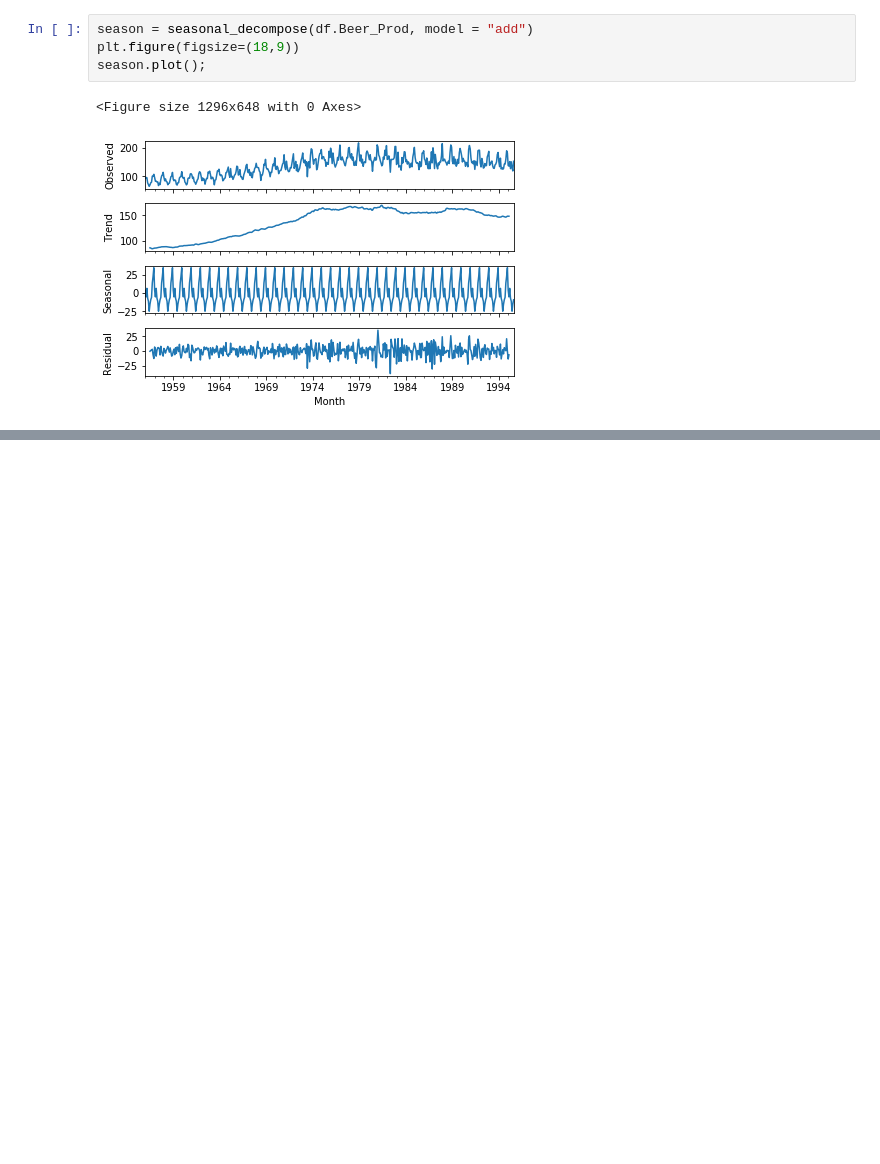
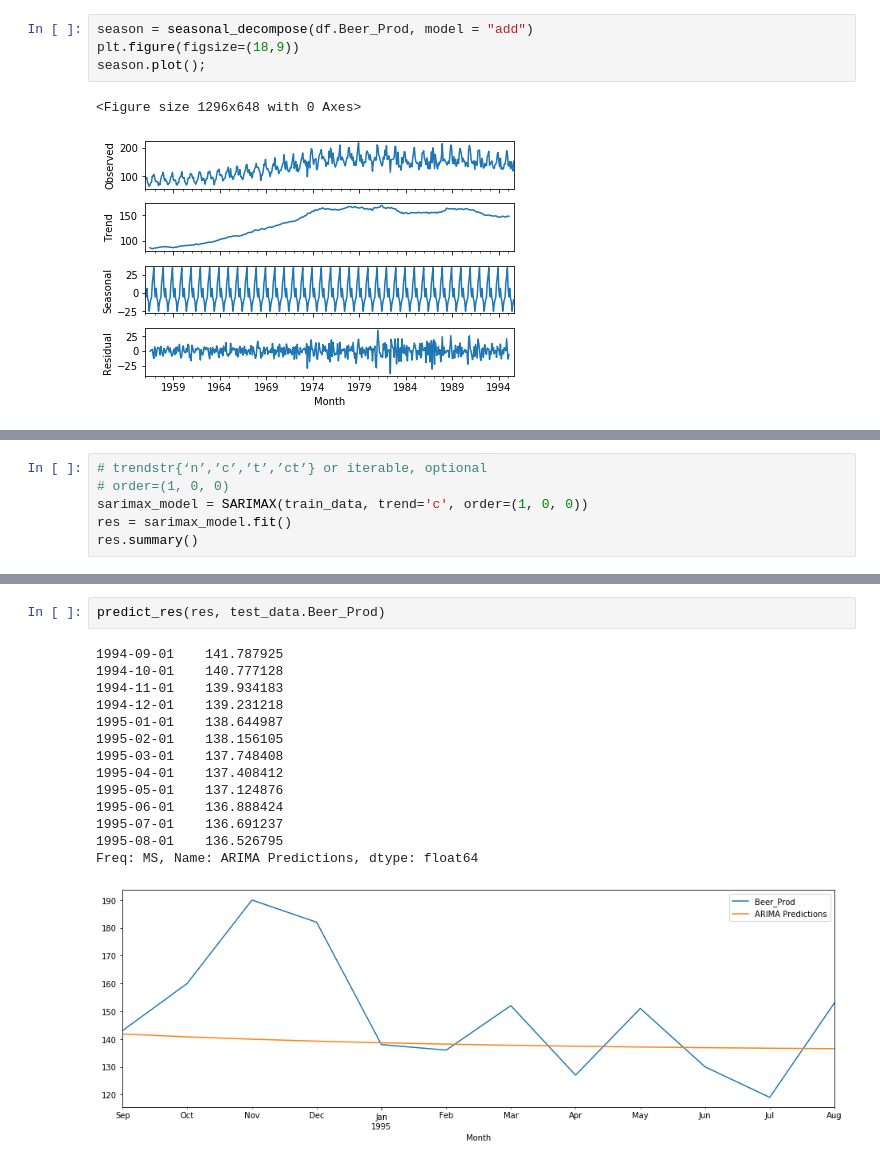
Before and after one commit to PavelVoroninR/Jupiter, a Jupyter notebook: TimeLineAnalisys.ipynb, the cells around one changed output, grey strips where cells are left out. Drawn from its saved outputs; the diff is of its cells as text; blank space fills up the shorter version.

```diff
--- a/TimeLineAnalisys.ipynb
+++ b/TimeLineAnalisys.ipynb
@@ -173,0 +235,6 @@ season.plot();
+# %%
+# trendstr{‘n’,’c’,’t’,’ct’} or iterable, optional
+# order=(1, 0, 0)
+sarimax_model = SARIMAX(train_data, trend='c', order=(1, 0, 0))
+res = sarimax_model.fit()
+res.summary()
@@ -173,0 +260,17 @@ season.plot();
+# %%
+predict_res(res, test_data.Beer_Prod)
+# %% [output]
+1994-09-01    141.787925
+1994-10-01    140.777128
+1994-11-01    139.934183
+1994-12-01    139.231218
+1995-01-01    138.644987
+1995-02-01    138.156105
+1995-03-01    137.748408
+1995-04-01    137.408412
+1995-05-01    137.124876
+1995-06-01    136.888424
+1995-07-01    136.691237
+1995-08-01    136.526795
+Freq: MS, Name: ARIMA Predictions, dtype: float64
+[figure, added]
```
Also changed, not shown: parts of 19 cells of this notebook.
